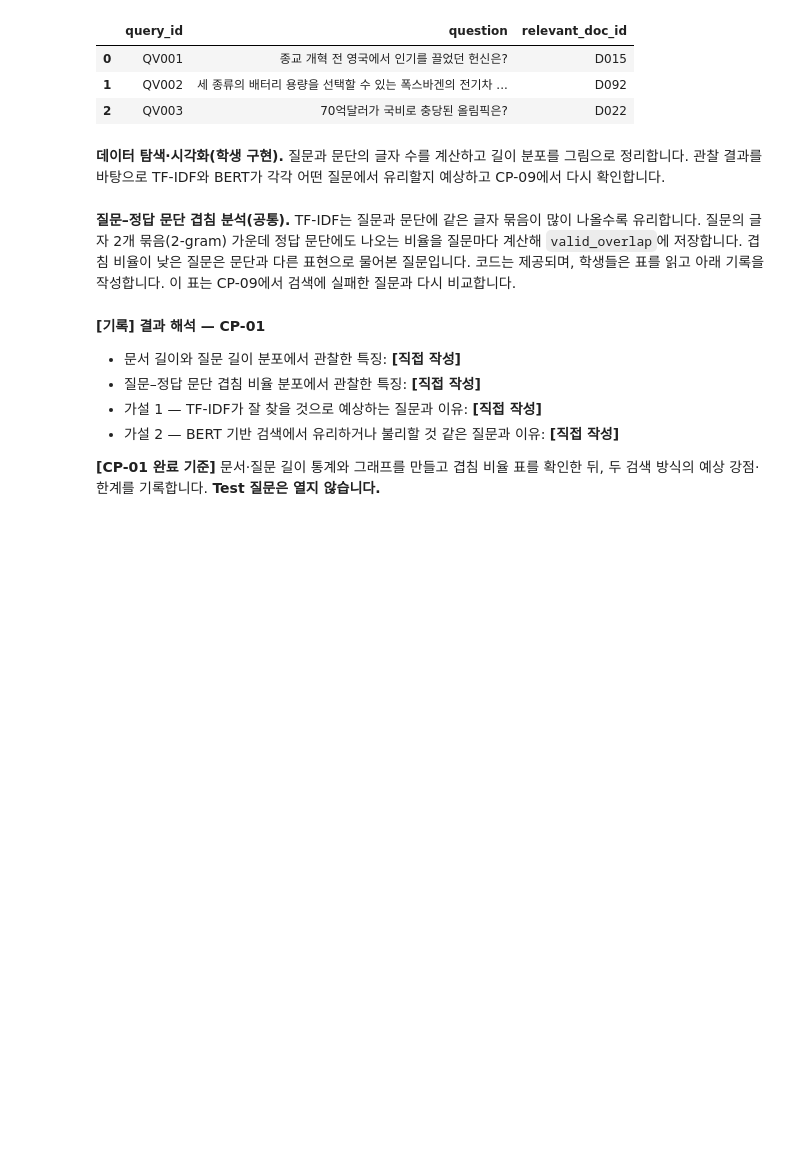
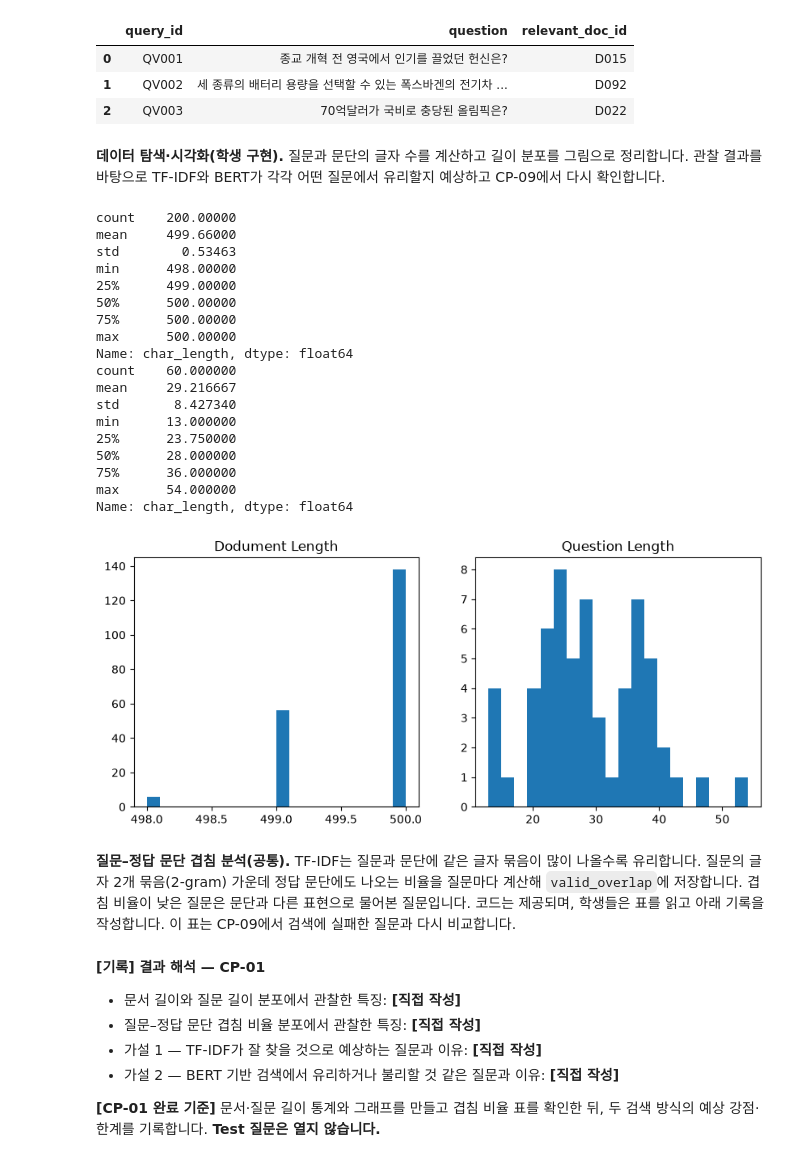
Before and after one commit to Gotti0/ai-mini-projects, a Jupyter notebook: mini-project-02/code/NLP_BERT_MiniProject_Student.ipynb, the cells around one changed output. Saved outputs shown, nothing was run; the diff lists cells and outputs as text; code cells hidden in the pictures; blank space fills up the shorter version.

```diff
--- a/mini-project-02/code/NLP_BERT_MiniProject_Student.ipynb
+++ b/mini-project-02/code/NLP_BERT_MiniProject_Student.ipynb
@@ -221,14 +221,48 @@ KLUE-MRC 데이터로 검색용 소규모 데이터셋을 새로 생성했습니
 **데이터 탐색·시각화(학생 구현).** 질문과 문단의 글자 수를 계산하고 길이 분포를 그림으로 정리합니다. 관찰 결과를 바탕으로 TF-IDF와 BERT가 각각 어떤 질문에서 유리할지 예상하고 CP-09에서 다시 확인합니다.
 # %%
 # [학생 구현] CP-01 — 데이터 길이 분석 및 시각화
+
 corpus_stats = corpus_df.copy()
 valid_stats = valid_df.copy()
 # TODO 1-1. corpus_stats['char_length']에 문서 text의 글자 수를 계산해 넣으세요.
+corpus_stats['char_length'] = corpus_stats['text'].str.len()
+
 # TODO 1-2. valid_stats['char_length']에 질문 question의 글자 수를 계산해 넣으세요.
-# TODO 1-3. describe()로 문서·질문 길이 통계를 출력하세요.
+valid_stats['char_length'] = valid_stats['question'].str.len()
+
+# TODO 1-3. describe()로 문서·질문 길이 통계를 출력하세요..
+print(corpus_stats['char_length'].describe())
+print(valid_stats['char_length'].describe())
+
 # TODO 1-4. 두 길이 분포를 histogram으로 시각화하고 FIGURES에 저장하세요.
 #             matplotlib의 plt.subplots(), ax.hist(), fig.savefig()를 사용합니다.
-raise NotImplementedError('CP-01 길이 분석·그래프 TODO를 완성하세요.')
+fig, axes = plt.subplots(1, 2, figsize = (10, 4))
+axes[0].hist(corpus_stats['char_length'], bins = 20)
+axes[0].set_title('Dodument Length')
+axes[1].hist(valid_stats['char_length'], bins = 20)
+axes[1].set_title('Question Length')
+fig.savefig(FIGURES / 'cp01_length_distribution.png')
+plt.show()
+# %% [output]
+count    200.00000
+mean     499.66000
+std        0.53463
+min      498.00000
+25%      499.00000
+50%      500.00000
+75%      500.00000
+max      500.00000
+Name: char_length, dtype: float64
+count    60.000000
+mean     29.216667
+std       8.427340
+min      13.000000
+25%      23.750000
+50%      28.000000
+75%      36.000000
+max      54.000000
+Name: char_length, dtype: float64
+[figure, added]
 # %% [markdown]
 **질문–정답 문단 겹침 분석(공통).** TF-IDF는 질문과 문단에 같은 글자 묶음이 많이 나올수록 유리합니다. 질문의 글자 2개 묶음(2-gram) 가운데 정답 문단에도 나오는 비율을 질문마다 계산해 `valid_overlap`에 저장합니다. 겹침 비율이 낮은 질문은 문단과 다른 표현으로 물어본 질문입니다. 코드는 제공되며, 학생들은 표를 읽고 아래 기록을 작성합니다. 이 표는 CP-09에서 검색에 실패한 질문과 다시 비교합니다.
 # %%
```
